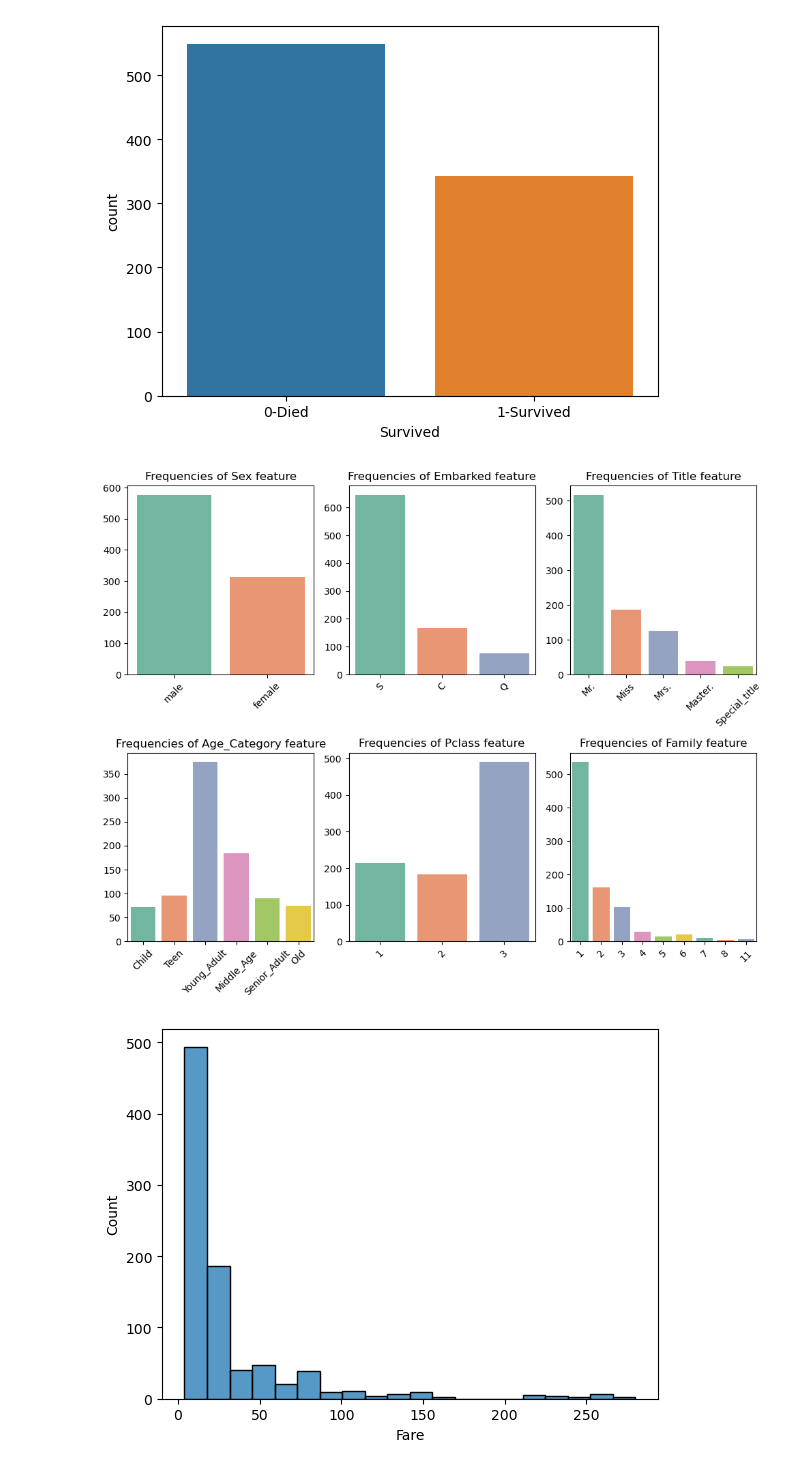
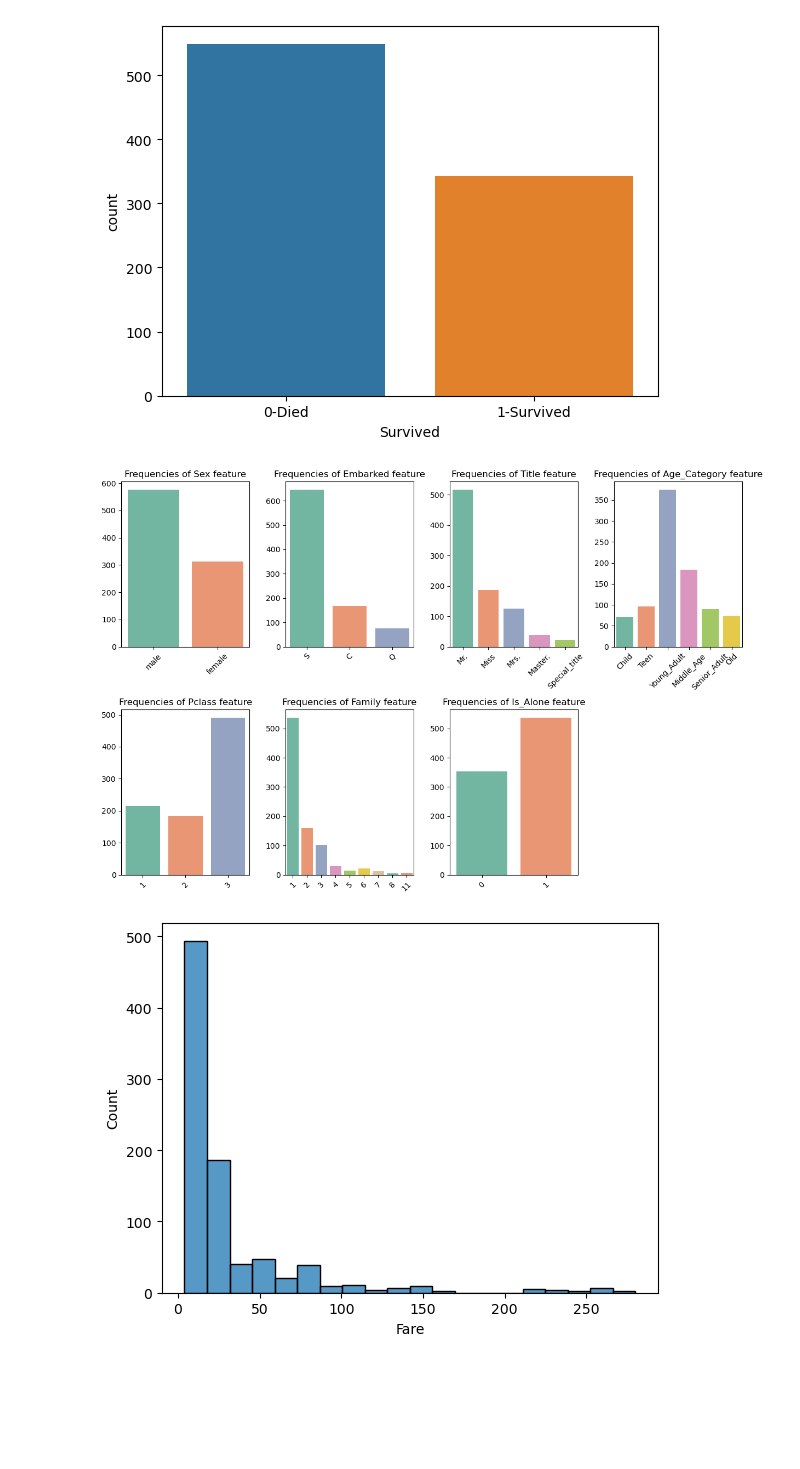
Before and after one commit to fatih-ml/titanic-survival-prediction, a Jupyter notebook: titanic_combined.ipynb, the cells around one changed output. Cells and saved outputs as stored; diff of their text form; code cells hidden in the pictures; blank space fills up the shorter version.

```diff
--- a/titanic_combined.ipynb
+++ b/titanic_combined.ipynb
@@ -304,4 +315,2 @@ df.drop(columns=['Cabin', 'Deck'], inplace=True)
 # %%
 df['Family'] = df['Parch'] + df['SibSp'] + 1
-# %%
-df.drop(columns=['Parch', 'SibSp'], inplace=True)
@@ -312,5 +317,5 @@ Currently i will drop Ticket Column, since it will not add too much value to my
-# %%
-df.drop(columns=['Ticket'], inplace=True)
+# %%
+df['Is_Alone'] = (df['Family'] == 1).astype(int)
 # %% [markdown]
 ## Check for Outliers
 # %%
@@ -416,0 +421,4 @@ df.sample(3)
+# %%
+df['Fare_Binned'] = pd.qcut(df['Fare'], q=5, labels=False, precision=3)
+df['Fare_Binned'] = df['Fare_Binned']+1
+df['Fare_Binned'].value_counts()
@@ -459,21 +506,26 @@ sns.countplot(df_train['Survived'].map(survived_map));
 [figure]
 # %%
 countplot_columns = list(categorical_features)
-countplot_columns.extend(['Pclass', 'Family'])
+countplot_columns.extend(['Pclass', 'Family', 'Is_Alone' ])
+plot_qty = len(countplot_columns)
 
 colors = sns.color_palette('Set2', len(countplot_columns))
-fig, axes = plt.subplots(2, 3, figsize=(10, 8))
+fig, axes = plt.subplots(2, 4, figsize=(12, 8))
 
 for i, ax in enumerate(axes.flatten()):
-    col = countplot_columns[i]
-    val_cnt = df_train[col].value_counts()
-    sns.barplot(x=val_cnt.index, y=val_cnt.values, ax=ax, palette=colors)
-    ax.set_title(f"Frequencies of {col} feature")
-    ax.set_xticklabels(ax.get_xticklabels(), rotation=45)
+    if i < plot_qty:  # Only plot for the valid subplots
+        col = countplot_columns[i]
+        val_cnt = df_train[col].value_counts()
+        sns.barplot(x=val_cnt.index, y=val_cnt.values, ax=ax, palette=colors)
+        ax.set_title(f"Frequencies of {col} feature")
+        ax.set_xticklabels(ax.get_xticklabels(), rotation=45)
+    else:
+        ax.axis('off')  # Hide the unused subplot areas
+
 plt.tight_layout()
 plt.show()
 # %% [output]
-[figure, old version]
+[figure, new version]
 # %%
 sns.histplot(df_train['Fare'], bins=20);
 # %% [output]
```
Also changed, not shown: parts of 63 cells of this notebook, 15 other files.
